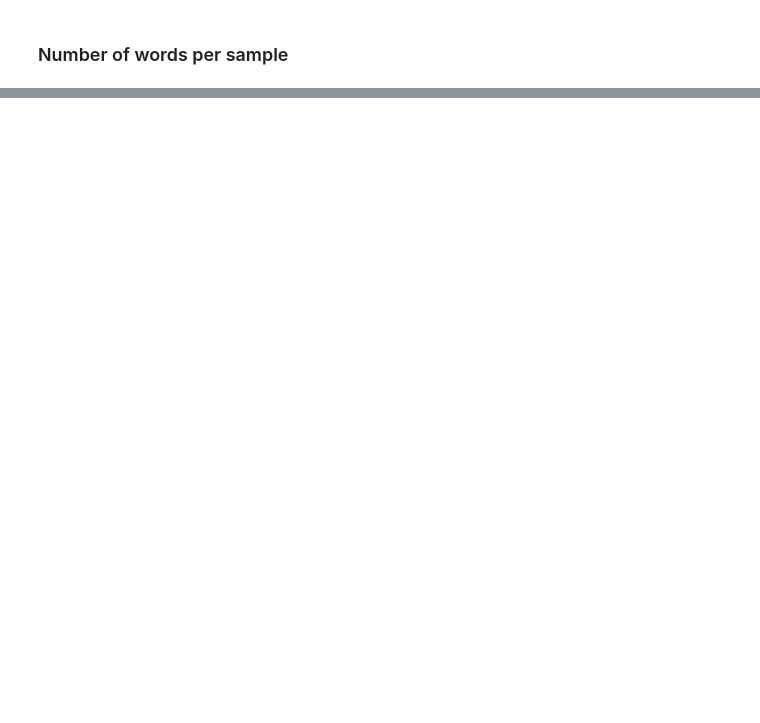
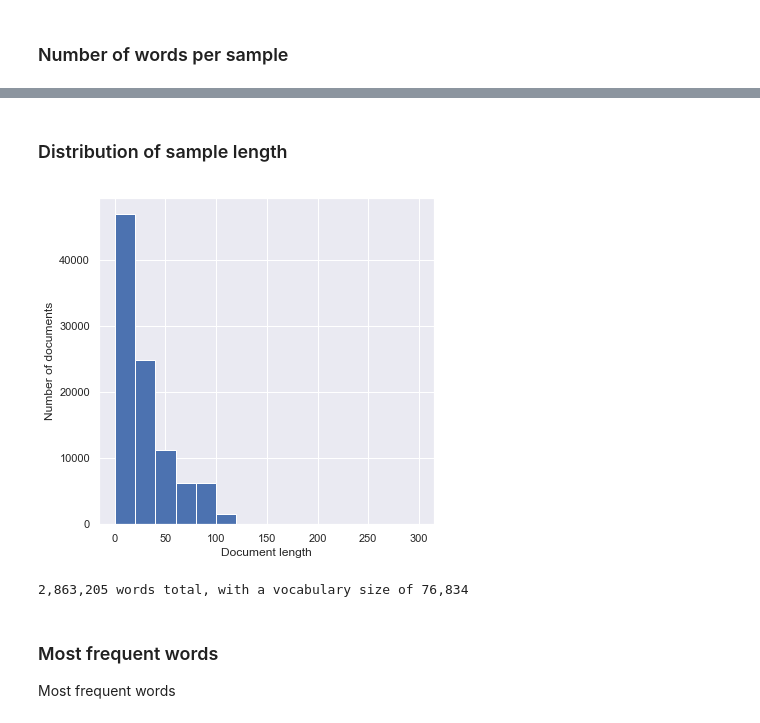
Before and after one commit to gromag/Machine-Learning-Engineer-Capstone-Project-Udacity, a Jupyter notebook: notebooks/Exploratory analysis.ipynb, the cells around one changed output, grey strips where cells are left out. Saved outputs shown, nothing was run; the diff lists cells and outputs as text; code cells hidden in the pictures; blank space fills up the shorter version.

Commit message:
Added tokenisation and further sample stats

```diff
--- a/notebooks/Exploratory analysis.ipynb
+++ b/notebooks/Exploratory analysis.ipynb
@@ -263,0 +279,17 @@ x_train = preprocess(train['comment_text'])
+# %%
+#Use the English stopword list
+stop_words = set(stopwords.words('english'))
+#Add additional stopwords to our set
+# stop_words.update()
+tokenizer = RegexpTokenizer(r'[\%\@\&\$\#\w\!\*]+')
+
+leave_words = ['i', 'you', 'myself', 'yourself', 'no', 'she', 'themselves', 'he', 'we', 'only', 'up', 'your', 'my', 'mine', 'yours', 'hers', 'her', 'his']
+
+stop_words_amended = [w for w in stop_words if (not w in leave_words)]
+
+#Tokenise text removing stopwords and digits
+def tokeniseDoc(doc):
+    out = [w.lower() for w in tokenizer.tokenize(doc) if (not w.lower() in stop_words_amended) and not re.search("\d+", w) ]
+    return out
+
+clean_comments = [ tokeniseDoc(doc) for doc in test['comment_text']]
@@ -271,4 +366,19 @@ tokenizer.fit_on_texts(list(x_train) + list(x_test))
 # %% [markdown]
 ### Number of words per sample
+# %%
+from collections import Counter
+# Retrieving some documents' stats
+
+# Extracting all words
+all_words = [word for tokens in clean_comments for word in tokens]
+
+# Creating our Vocabulary, a distinct list of words
+VOCAB = sorted(list(set(all_words)))
+
+# Counting the length of each document
+document_lengths = [len(tokens) for tokens in clean_comments]
+
+#Counting the frequency of each word
+count_all_words = Counter(all_words)
 # %% [markdown]
 ### Frequency distribution of words
@@ -276,0 +404,19 @@ tokenizer.fit_on_texts(list(x_train) + list(x_test))
+# %% [markdown]
+### Distribution of sample length
+# %%
+fig = plt.figure(figsize=(6, 6))
+plt.xlabel('Document length')
+plt.ylabel('Number of documents')
+plt.hist(document_lengths, bins=15)
+plt.show()
+# %% [output]
+[figure, added]
+# %%
+VOCAB = sorted(list(set(all_words)))
+print("{:,} words total, with a vocabulary size of {:,}".format(len(all_words), len(VOCAB)))
+# %% [output]
+2,863,205 words total, with a vocabulary size of 76,834
+# %% [markdown]
+### Most frequent words
+
+Most frequent words
```
Also changed, not shown: parts of 22 cells of this notebook.
